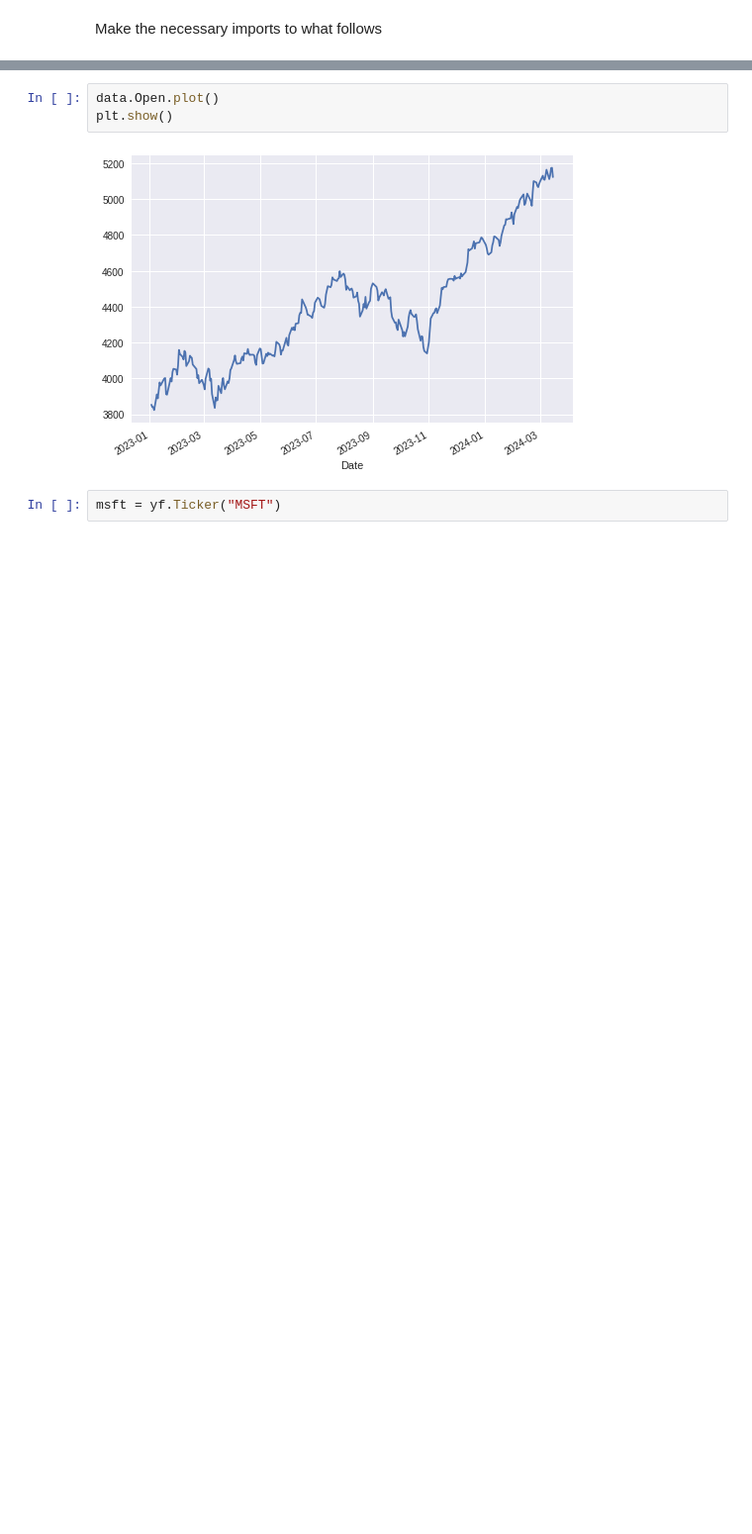
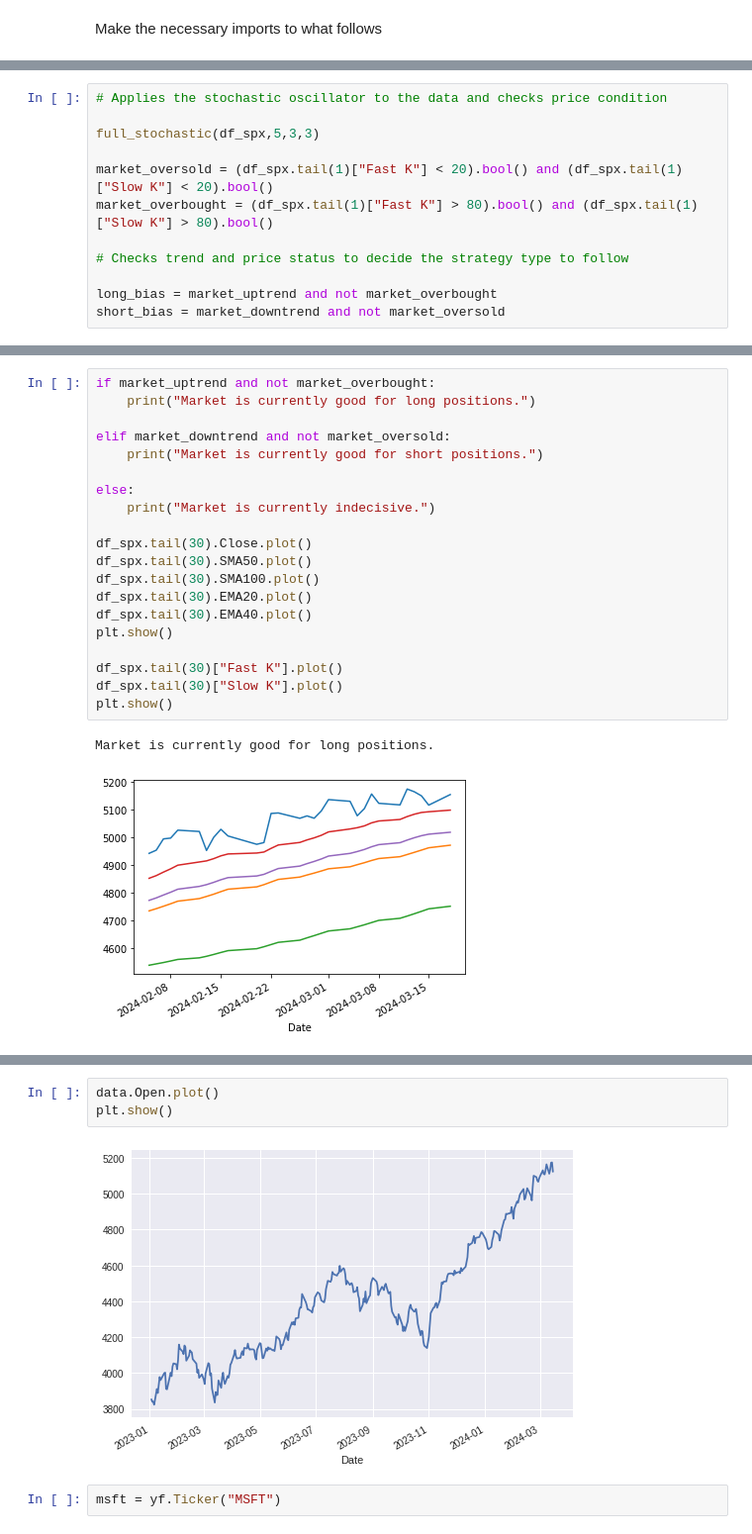
Before and after one commit to JoaoLuis92/Investments, a Jupyter notebook: Investments.ipynb, the cells around one changed output, grey strips where cells are left out. Shown at 99% size. Saved outputs shown, nothing was run; the diff lists cells and outputs as text; blank space fills up the shorter version.

Commit message:
Added first financial indicators and analysis of current market conditions

```diff
--- a/Investments.ipynb
+++ b/Investments.ipynb
@@ -26,0 +62,12 @@ data.head()
+# %%
+# Applies the stochastic oscillator to the data and checks price condition
+
+full_stochastic(df_spx,5,3,3)
+
+market_oversold = (df_spx.tail(1)["Fast K"] < 20).bool() and (df_spx.tail(1)["Slow K"] < 20).bool()
+market_overbought = (df_spx.tail(1)["Fast K"] > 80).bool() and (df_spx.tail(1)["Slow K"] > 80).bool()
+
+# Checks trend and price status to decide the strategy type to follow
+
+long_bias = market_uptrend and not market_overbought
+short_bias = market_downtrend and not market_oversold
@@ -26,0 +78,23 @@ data.head()
+# %%
+if market_uptrend and not market_overbought:
+    print("Market is currently good for long positions.")
+
+elif market_downtrend and not market_oversold:
+    print("Market is currently good for short positions.")
+
+else:
+    print("Market is currently indecisive.")
+
+df_spx.tail(30).Close.plot()
+df_spx.tail(30).SMA50.plot()
+df_spx.tail(30).SMA100.plot()
+df_spx.tail(30).EMA20.plot()
+df_spx.tail(30).EMA40.plot()
+plt.show()
+
+df_spx.tail(30)["Fast K"].plot()
+df_spx.tail(30)["Slow K"].plot()
+plt.show()
+# %% [output]
+Market is currently good for long positions.
+[figure, added]
```
Also changed, not shown: parts of 15 cells of this notebook, 2 other files.
